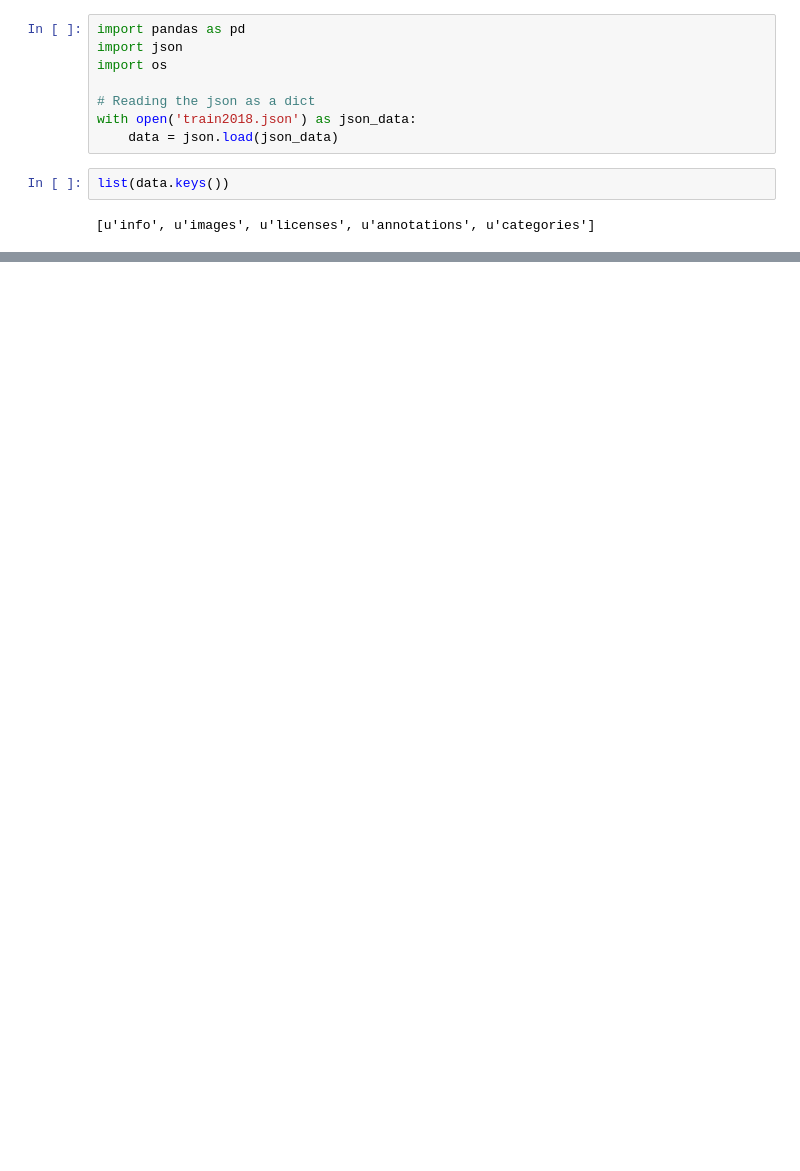
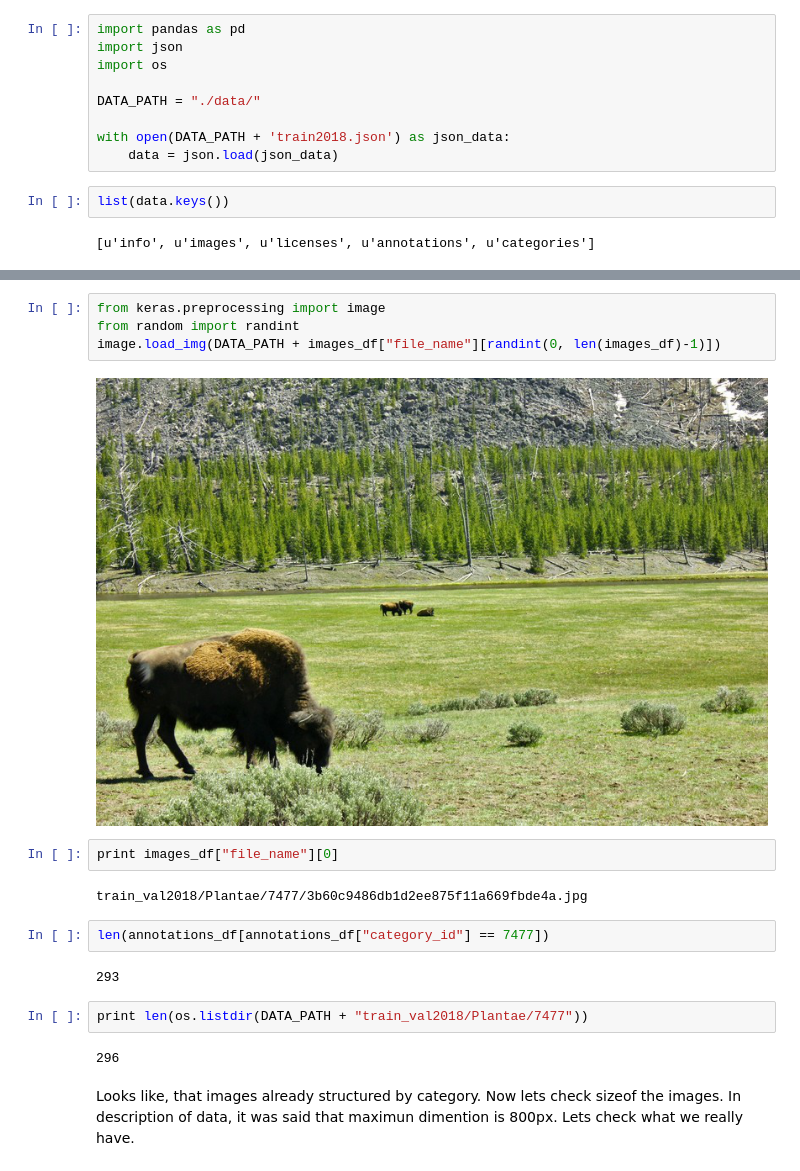
Before and after one commit to Denyskach/ml-models, a Jupyter notebook: kaggle/inaturalist-2018/Data_Exploration.ipynb, the cells around one changed output, grey strips where cells are left out. Drawn from its saved outputs; the diff is of its cells as text; blank space fills up the shorter version.

Commit message:
inaturalist: Data Exploration

```diff
--- a/kaggle/inaturalist-2018/Data_Exploration.ipynb
+++ b/kaggle/inaturalist-2018/Data_Exploration.ipynb
@@ -5,8 +3,9 @@ import pandas as pd
 import json
 import os
 
-# Reading the json as a dict
-with open('train2018.json') as json_data:
+DATA_PATH = "./data/"
+
+with open(DATA_PATH + 'train2018.json') as json_data:
     data = json.load(json_data)
 # %%
 list(data.keys())
@@ -26,0 +81,20 @@ images_df.head()
+# %%
+from keras.preprocessing import image
+from random import randint
+image.load_img(DATA_PATH + images_df["file_name"][randint(0, len(images_df)-1)])
+# %% [output]
+[figure, added]
+# %%
+print images_df["file_name"][0]
+# %% [output]
+train_val2018/Plantae/7477/3b60c9486db1d2ee875f11a669fbde4a.jpg
+# %%
+len(annotations_df[annotations_df["category_id"] == 7477])
+# %% [output]
+293
+# %%
+print len(os.listdir(DATA_PATH + "train_val2018/Plantae/7477"))
+# %% [output]
+296
+# %% [markdown]
+Looks like, that images already structured by category. Now lets check sizeof the images. In description of data, it was said that maximun dimention is 800px. Lets check what we really have.
```
Also changed, not shown: parts of 14 cells of this notebook.
